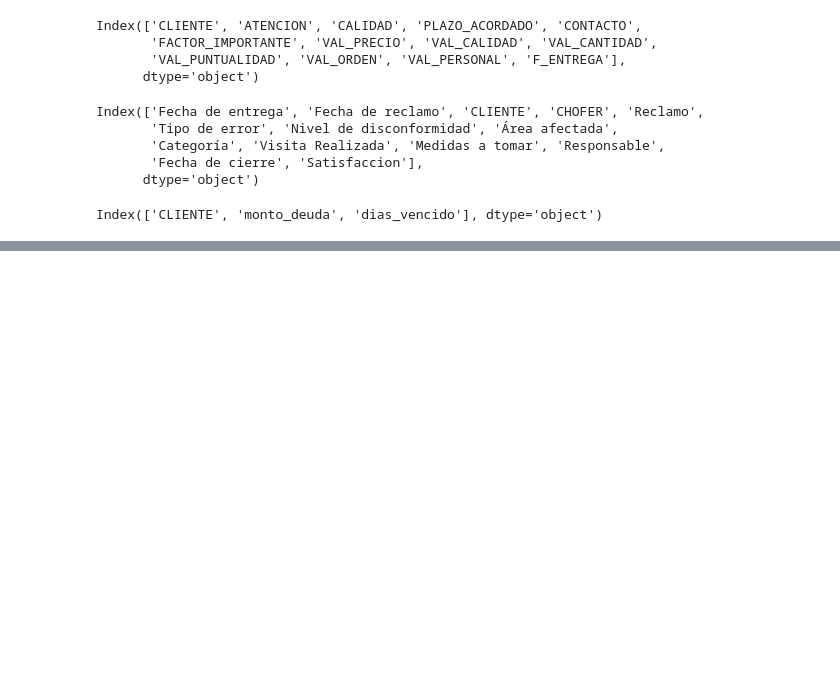
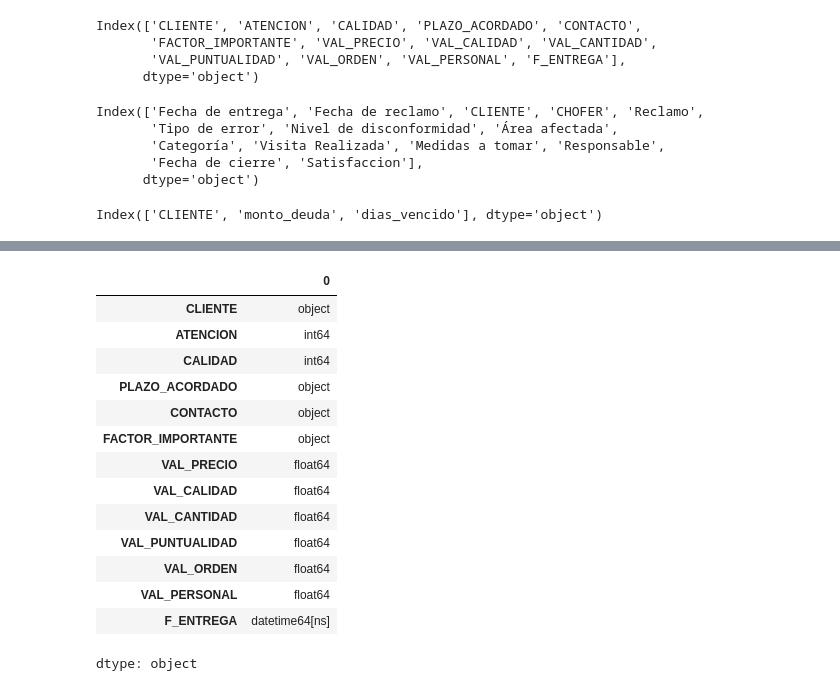
Before and after one commit to lomerrod/proyectofinalDS2, a Jupyter notebook: ProyectoParteIII+RodriguezLorena.ipynb, the cells around one changed output, grey strips where cells are left out. Drawn from its saved outputs; the diff is of its cells as text; code cells hidden in the pictures; blank space fills up the shorter version.

```diff
--- a/ProyectoParteIII+RodriguezLorena.ipynb
+++ b/ProyectoParteIII+RodriguezLorena.ipynb
@@ -439,0 +556,18 @@ Index(['CLIENTE', 'monto_deuda', 'dias_vencido'], dtype='object')
+# %%
+df_encuesta2024.dtypes
+# %% [output]
+|  | 0 |
+| CLIENTE | object |
+| ATENCION | int64 |
+| CALIDAD | int64 |
+| PLAZO_ACORDADO | object |
+| CONTACTO | object |
+| FACTOR_IMPORTANTE | object |
+| VAL_PRECIO | float64 |
+| VAL_CALIDAD | float64 |
+| VAL_CANTIDAD | float64 |
+| VAL_PUNTUALIDAD | float64 |
+| VAL_ORDEN | float64 |
+| VAL_PERSONAL | float64 |
+| F_ENTREGA | datetime64[ns] |
+dtype: object
```
Also changed, not shown: parts of 44 cells of this notebook.
